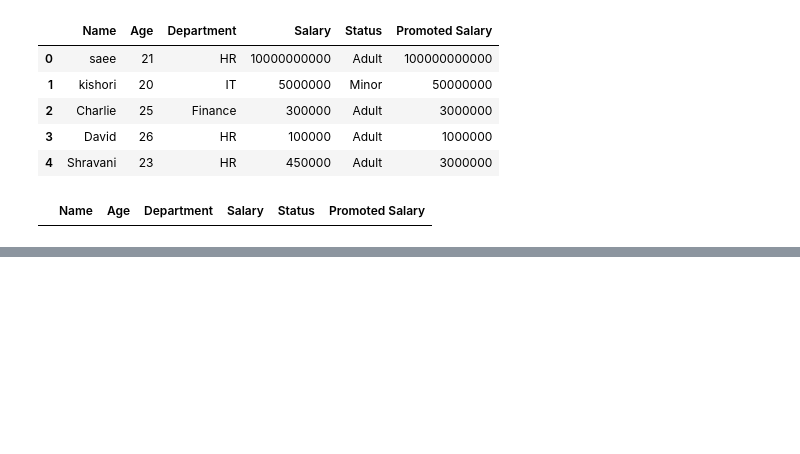
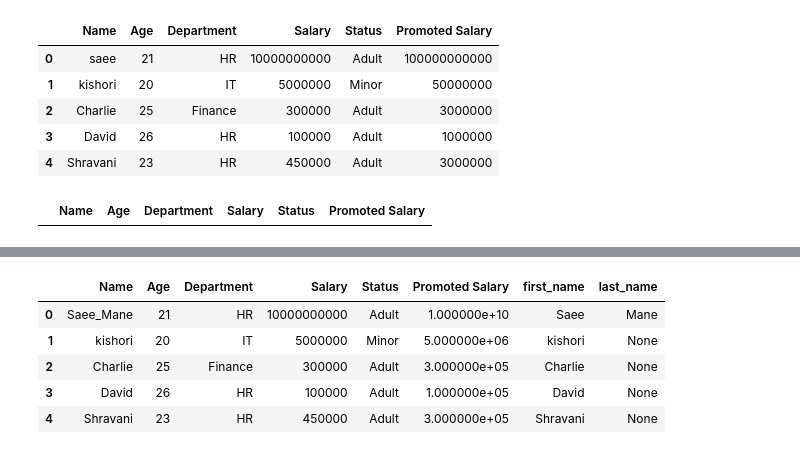
Before and after one commit to saeemane05/Python_Data_Analysis_Fundamental, a Jupyter notebook: PANDAS/02_cleaning_and_validation.ipynb, the cells around one changed output, grey strips where cells are left out. Saved outputs shown, nothing was run; the diff lists cells and outputs as text; code cells hidden in the pictures; blank space fills up the shorter version.

```diff
--- a/PANDAS/02_cleaning_and_validation.ipynb
+++ b/PANDAS/02_cleaning_and_validation.ipynb
@@ -273,3 +273,6 @@ df_dup = df[df.duplicated(keep = 'last')] # declare first element as duplicated
 df_dup
 # %% [output]
 |  | Name | Age | Department | Salary | Status | Promoted Salary |
+# %%
+df = df.drop_duplicates()
+df
@@ -275,0 +289,2 @@ df_dup
+# %%
+df['Promoted Salary'] = df['Promoted Salary'].apply(lambda x : x/10 if x > 65000 else x)
@@ -275,0 +300,2 @@ df_dup
+# %%
+df['Name'] = df['Name'].replace('saee', 'Saee_Mane')
@@ -275,0 +311,10 @@ df_dup
+# %%
+df[['first_name', 'last_name']] = df['Name'].str.split('_', expand=True)
+df
+# %% [output]
+|  | Name | Age | Department | Salary | Status | Promoted Salary | first_name | last_name |
+| 0 | Saee_Mane | 21 | HR | 10000000000 | Adult | 1.000000e+10 | Saee | Mane |
+| 1 | kishori | 20 | IT | 5000000 | Minor | 5.000000e+06 | kishori | None |
+| 2 | Charlie | 25 | Finance | 300000 | Adult | 3.000000e+05 | Charlie | None |
+| 3 | David | 26 | HR | 100000 | Adult | 1.000000e+05 | David | None |
+| 4 | Shravani | 23 | HR | 450000 | Adult | 3.000000e+05 | Shravani | None |
```
Also changed, not shown: parts of 7 cells of this notebook.
